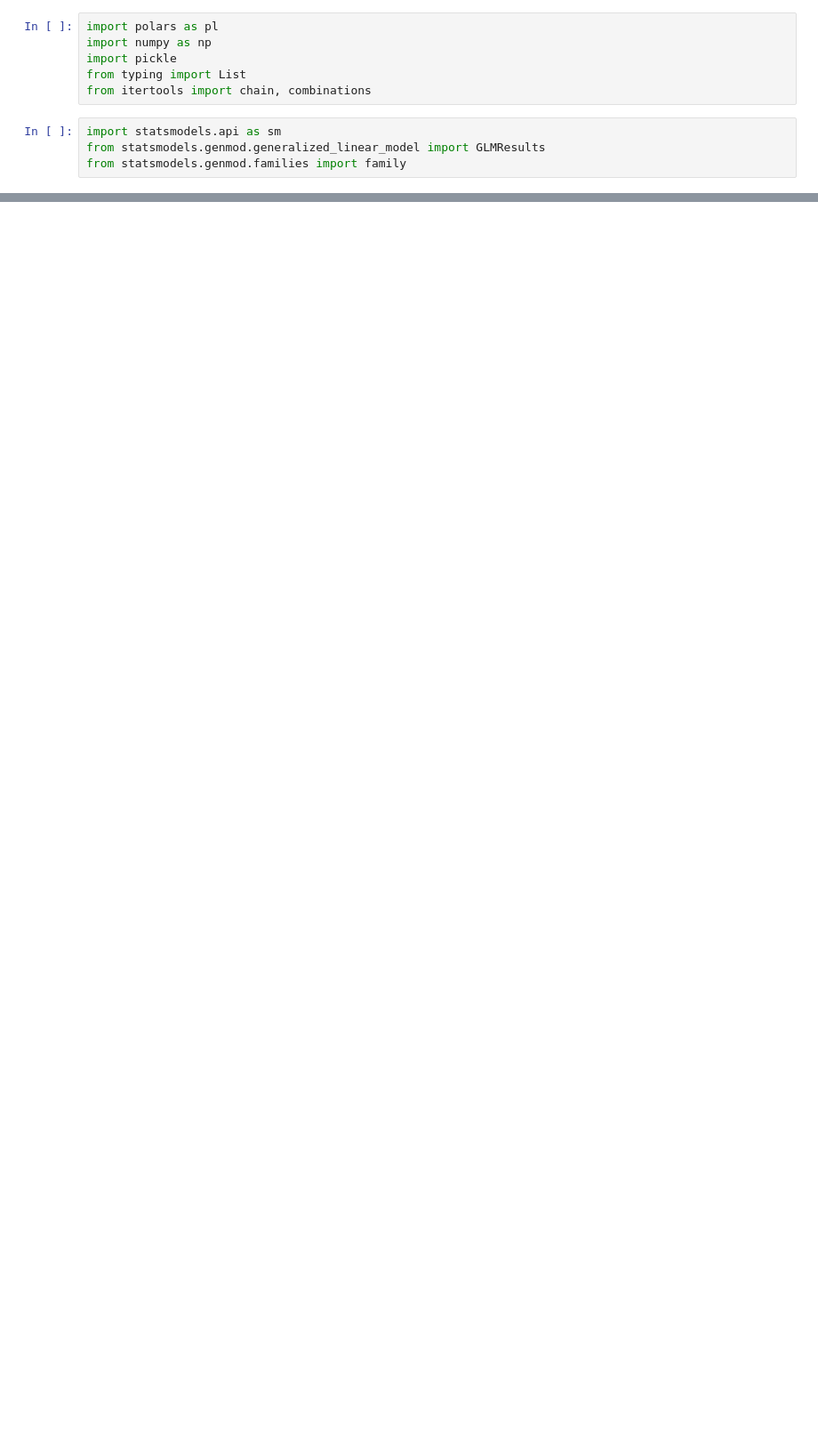
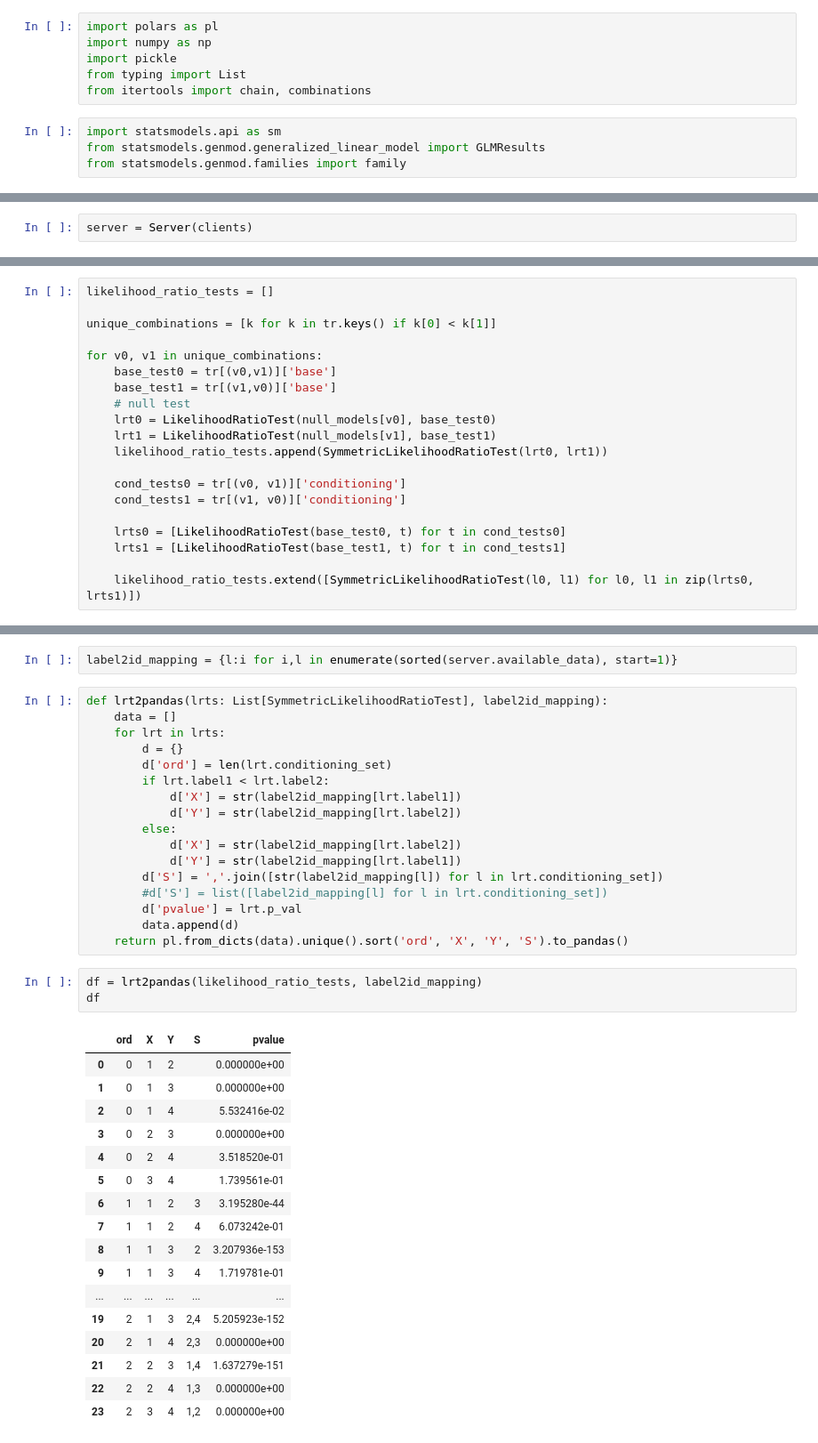
Before and after one commit to maxhahn/fedci, a Jupyter notebook: app/fedci/test.ipynb, the cells around one changed output, grey strips where cells are left out. Shown: that part at 89% size. Saved outputs shown, nothing was run; the diff lists cells and outputs as text; blank space fills up the shorter version.

Commit message:
attempt to run fci on test results

```diff
--- a/app/fedci/test.ipynb
+++ b/app/fedci/test.ipynb
@@ -249,2 +300,4 @@ server = Server({1: c1, 2: c2})#, 3: c3})
+# %%
+server = Server(clients)
 # %%
 server.run_tests()
@@ -466,0 +351,20 @@ a
+# %%
+likelihood_ratio_tests = []
+
+unique_combinations = [k for k in tr.keys() if k[0] < k[1]]
+
+for v0, v1 in unique_combinations:
+    base_test0 = tr[(v0,v1)]['base']
+    base_test1 = tr[(v1,v0)]['base']
+    # null test
+    lrt0 = LikelihoodRatioTest(null_models[v0], base_test0)
+    lrt1 = LikelihoodRatioTest(null_models[v1], base_test1)
+    likelihood_ratio_tests.append(SymmetricLikelihoodRatioTest(lrt0, lrt1))
+
+    cond_tests0 = tr[(v0, v1)]['conditioning']
+    cond_tests1 = tr[(v1, v0)]['conditioning']
+
+    lrts0 = [LikelihoodRatioTest(base_test0, t) for t in cond_tests0]
+    lrts1 = [LikelihoodRatioTest(base_test1, t) for t in cond_tests1]
+
+    likelihood_ratio_tests.extend([SymmetricLikelihoodRatioTest(l0, l1) for l0, l1 in zip(lrts0, lrts1)])
@@ -466,0 +411,40 @@ a
+# %%
+label2id_mapping = {l:i for i,l in enumerate(sorted(server.available_data), start=1)}
+# %%
+def lrt2pandas(lrts: List[SymmetricLikelihoodRatioTest], label2id_mapping):
+    data = []
+    for lrt in lrts:
+        d = {}
+        d['ord'] = len(lrt.conditioning_set)
+        if lrt.label1 < lrt.label2:
+            d['X'] = str(label2id_mapping[lrt.label1])
+            d['Y'] = str(label2id_mapping[lrt.label2])
+        else:
+            d['X'] = str(label2id_mapping[lrt.label2])
+            d['Y'] = str(label2id_mapping[lrt.label1])
+        d['S'] = ','.join([str(label2id_mapping[l]) for l in lrt.conditioning_set])
+        #d['S'] = list([label2id_mapping[l] for l in lrt.conditioning_set])
+        d['pvalue'] = lrt.p_val
+        data.append(d)
+    return pl.from_dicts(data).unique().sort('ord', 'X', 'Y', 'S').to_pandas()
+# %%
+df = lrt2pandas(likelihood_ratio_tests, label2id_mapping)
+df
+# %% [output]
+|  | ord | X | Y | S | pvalue |
+| 0 | 0 | 1 | 2 |  | 0.000000e+00 |
+| 1 | 0 | 1 | 3 |  | 0.000000e+00 |
+| 2 | 0 | 1 | 4 |  | 5.532416e-02 |
+| 3 | 0 | 2 | 3 |  | 0.000000e+00 |
+| 4 | 0 | 2 | 4 |  | 3.518520e-01 |
+| 5 | 0 | 3 | 4 |  | 1.739561e-01 |
+| 6 | 1 | 1 | 2 | 3 | 3.195280e-44 |
+| 7 | 1 | 1 | 2 | 4 | 6.073242e-01 |
+| 8 | 1 | 1 | 3 | 2 | 3.207936e-153 |
+| 9 | 1 | 1 | 3 | 4 | 1.719781e-01 |
+| ... | ... | ... | ... | ... | ... |
+| 19 | 2 | 1 | 3 | 2,4 | 5.205923e-152 |
+| 20 | 2 | 1 | 4 | 2,3 | 0.000000e+00 |
+| 21 | 2 | 2 | 3 | 1,4 | 1.637279e-151 |
+| 22 | 2 | 2 | 4 | 1,3 | 0.000000e+00 |
+| 23 | 2 | 3 | 4 | 1,2 | 0.000000e+00 |
```
Also changed, not shown: parts of 85 cells of this notebook, 5 other files.
